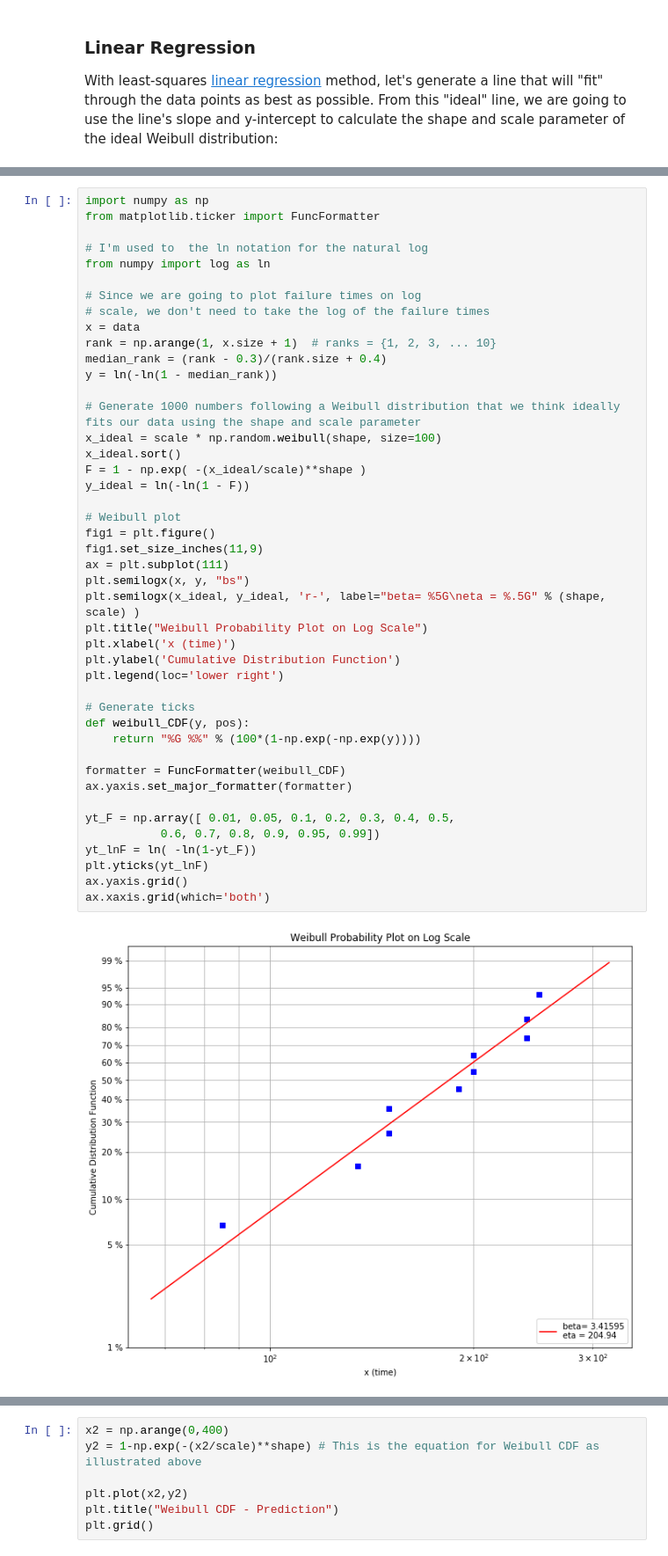
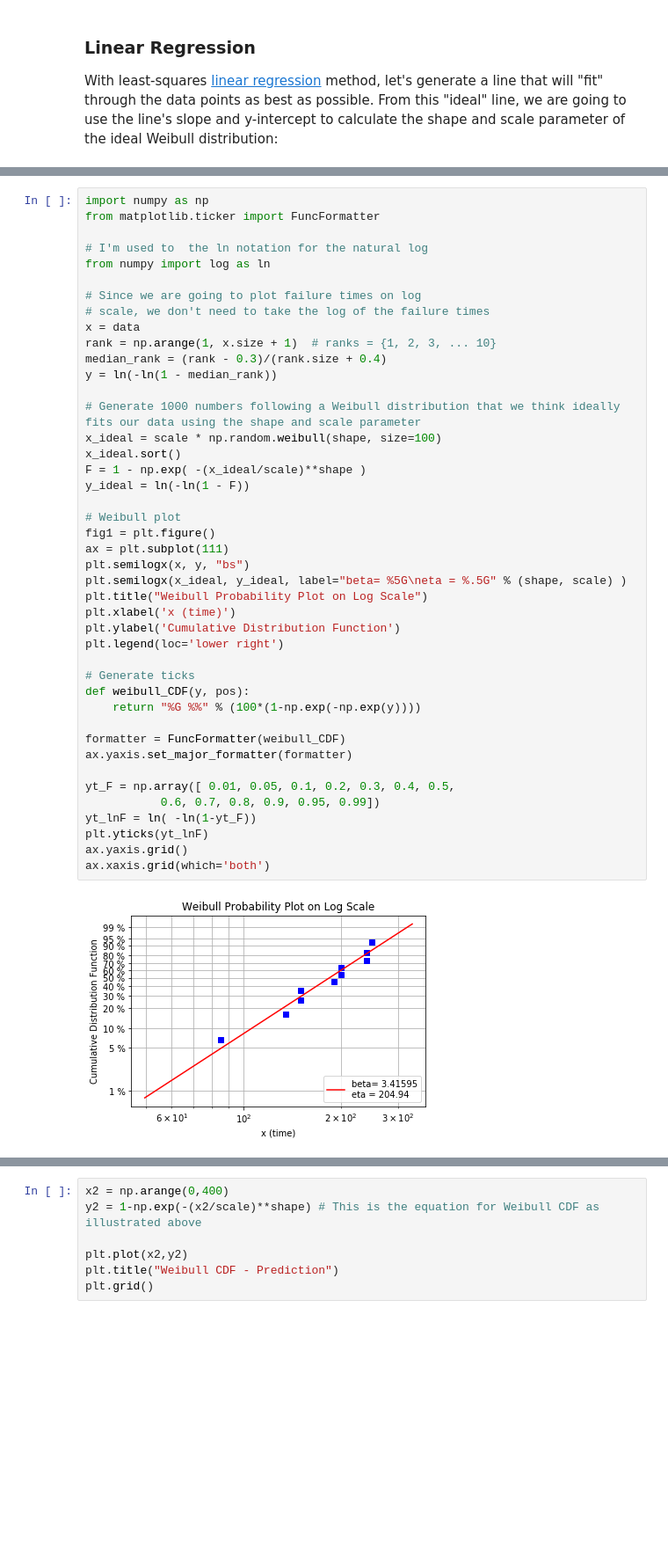
Before and after one commit to slightlynybbled/jupyter_notebooks, a Jupyter notebook: weibull/Weibull_Analysis.ipynb, the cells around one changed output, grey strips where cells are left out. Shown at 88% size. Saved outputs shown, nothing was run; the diff lists cells and outputs as text; blank space fills up the shorter version.

```diff
--- a/weibull/Weibull_Analysis.ipynb
+++ b/weibull/Weibull_Analysis.ipynb
@@ -259,36 +262,35 @@ y = ln(-ln(1 - median_rank))
 
 # Generate 1000 numbers following a Weibull distribution that we think ideally fits our data using the shape and scale parameter
 x_ideal = scale * np.random.weibull(shape, size=100)
 x_ideal.sort()
 F = 1 - np.exp( -(x_ideal/scale)**shape )
 y_ideal = ln(-ln(1 - F))
 
 # Weibull plot
 fig1 = plt.figure()
-fig1.set_size_inches(11,9)
 ax = plt.subplot(111)
 plt.semilogx(x, y, "bs")
-plt.semilogx(x_ideal, y_ideal, 'r-', label="beta= %5G\neta = %.5G" % (shape, scale) )
+plt.semilogx(x_ideal, y_ideal, label="beta= %5G\neta = %.5G" % (shape, scale) )
 plt.title("Weibull Probability Plot on Log Scale")
 plt.xlabel('x (time)')
 plt.ylabel('Cumulative Distribution Function')
 plt.legend(loc='lower right')
 
 # Generate ticks
 def weibull_CDF(y, pos):
     return "%G %%" % (100*(1-np.exp(-np.exp(y))))
 
 formatter = FuncFormatter(weibull_CDF)
 ax.yaxis.set_major_formatter(formatter)
 
 yt_F = np.array([ 0.01, 0.05, 0.1, 0.2, 0.3, 0.4, 0.5,
            0.6, 0.7, 0.8, 0.9, 0.95, 0.99])
 yt_lnF = ln( -ln(1-yt_F))
 plt.yticks(yt_lnF)
 ax.yaxis.grid()
 ax.xaxis.grid(which='both')
 # %% [output]
-[figure, old version]
+[figure, new version]
 # %% [markdown]
 Since it can be difficult to read certain x and y (CDF) values from the Weibull log-log scale plot above, let's create an output containing x values and their corresponding y (CDF) values.
 
```
Also changed, not shown: parts of 13 cells of this notebook.
